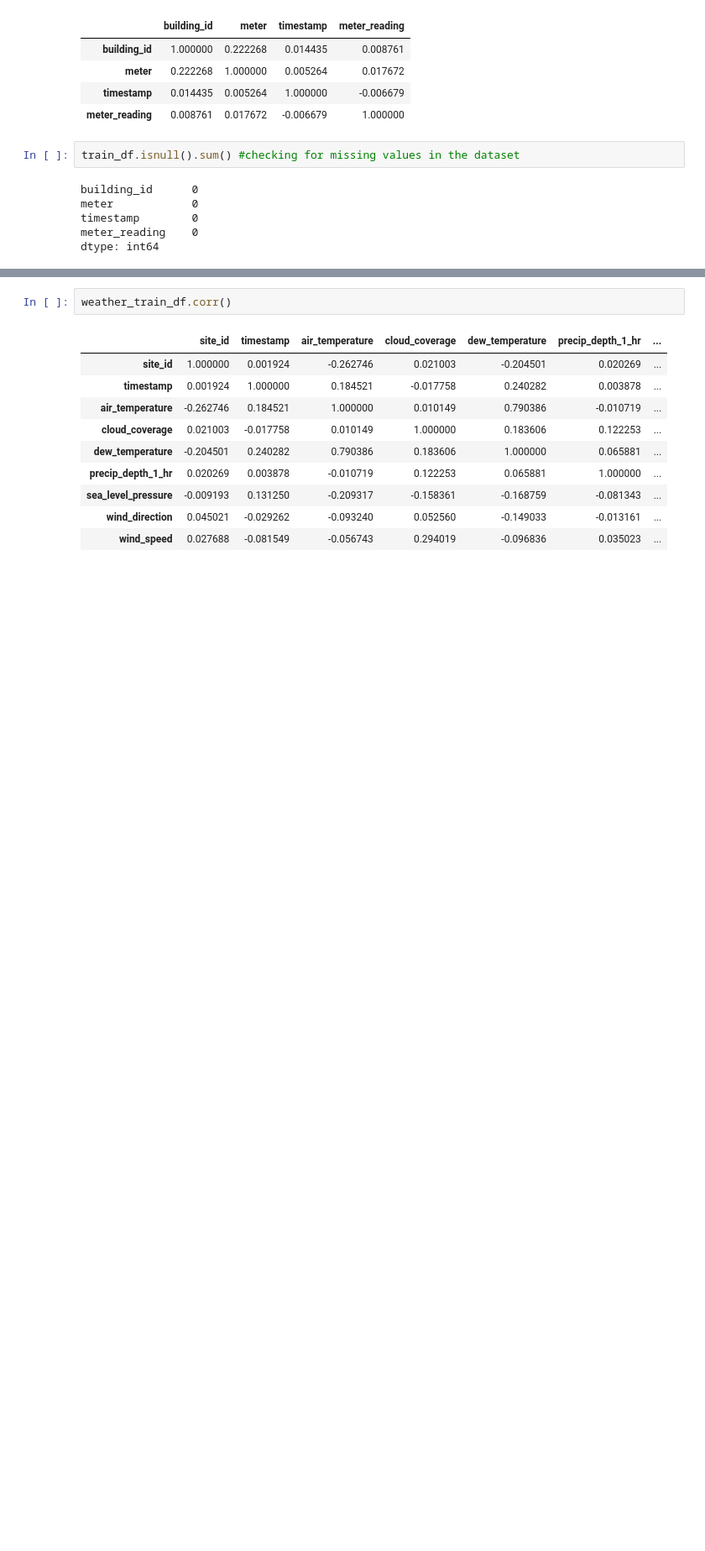
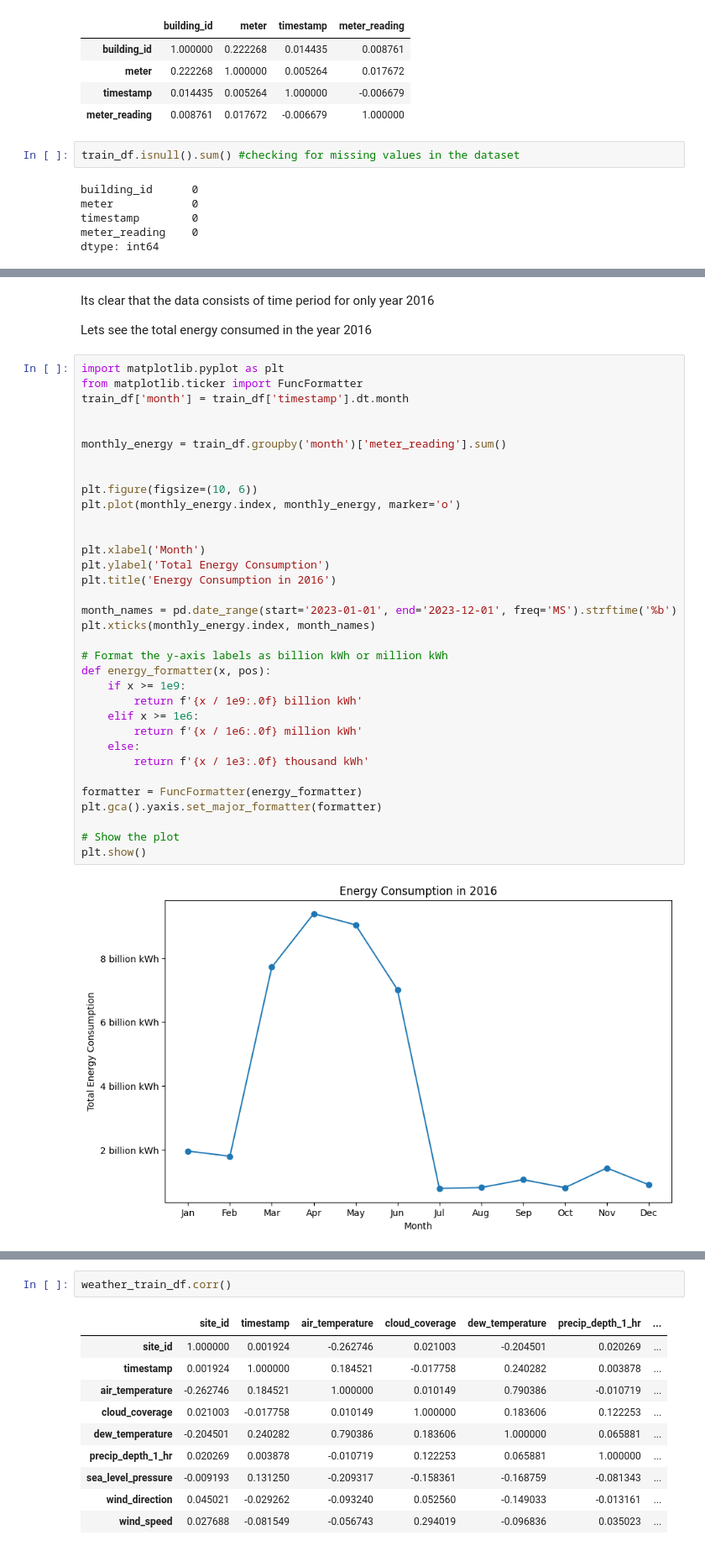
Before and after one commit to asifabbas478/EDA_Energy_Consumption, a Jupyter notebook: EDA_finals.ipynb, the cells around one changed output, grey strips where cells are left out. Shown at 84% size. Drawn from its saved outputs; the diff is of its cells as text; blank space fills up the shorter version.

```diff
--- a/EDA_finals.ipynb
+++ b/EDA_finals.ipynb
@@ -382,0 +391,40 @@ dtype: int64
+# %% [markdown]
+Its clear that the data consists of time period for only year 2016
+
+Lets see the total energy consumed in the year 2016
+# %%
+import matplotlib.pyplot as plt
+from matplotlib.ticker import FuncFormatter
+train_df['month'] = train_df['timestamp'].dt.month
+
+
+monthly_energy = train_df.groupby('month')['meter_reading'].sum()
+
+
+plt.figure(figsize=(10, 6))
+plt.plot(monthly_energy.index, monthly_energy, marker='o')
+
+
+plt.xlabel('Month')
+plt.ylabel('Total Energy Consumption')
+plt.title('Energy Consumption in 2016')
+
+month_names = pd.date_range(start='2023-01-01', end='2023-12-01', freq='MS').strftime('%b')
+plt.xticks(monthly_energy.index, month_names)
+
+# Format the y-axis labels as billion kWh or million kWh
+def energy_formatter(x, pos):
+    if x >= 1e9:
+        return f'{x / 1e9:.0f} billion kWh'
+    elif x >= 1e6:
+        return f'{x / 1e6:.0f} million kWh'
+    else:
+        return f'{x / 1e3:.0f} thousand kWh'
+
+formatter = FuncFormatter(energy_formatter)
+plt.gca().yaxis.set_major_formatter(formatter)
+
+# Show the plot
+plt.show()
+# %% [output]
+[figure, added]
```
Also changed, not shown: parts of 85 cells of this notebook.
